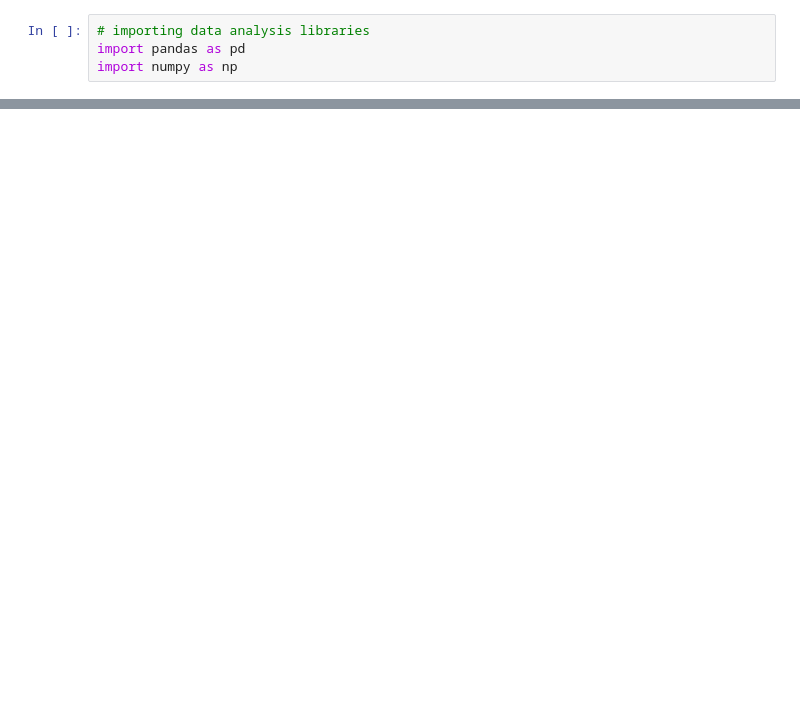
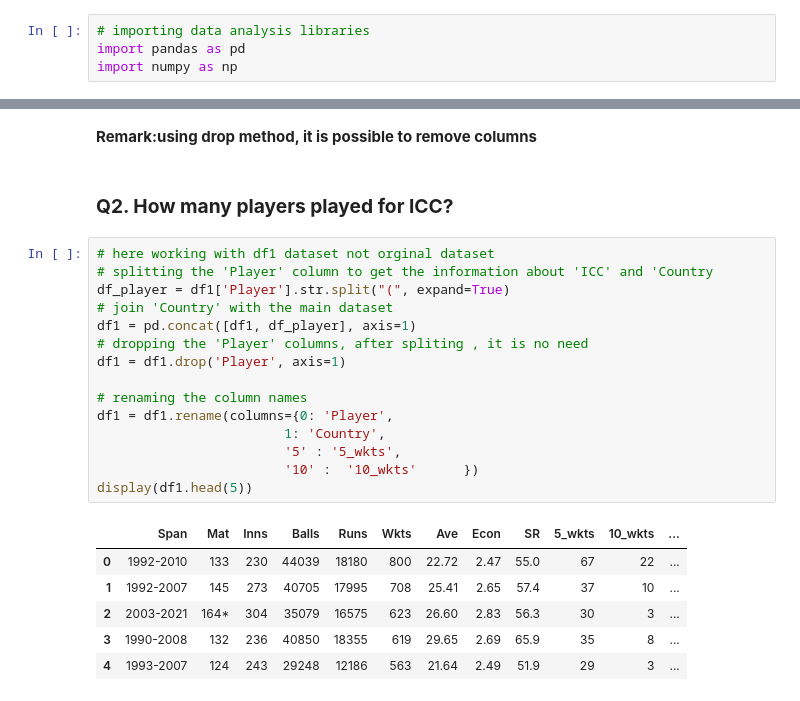
Before and after one commit to zim10/Test_Cricket_Analysis, a Jupyter notebook: test_cricket_analysis.ipynb, the cells around one changed output, grey strips where cells are left out. Saved outputs shown, nothing was run; the diff lists cells and outputs as text; blank space fills up the shorter version.

```diff
--- a/test_cricket_analysis.ipynb
+++ b/test_cricket_analysis.ipynb
@@ -244,0 +122,28 @@ print(df.shape)
+# %% [markdown]
+**Remark:using drop method, it is possible to remove columns**
+# %% [markdown]
+
+
+### **Q2.   How many players played for ICC?**
+# %%
+# here working with df1 dataset not orginal dataset
+# splitting the 'Player' column to get the information about 'ICC' and 'Country
+df_player = df1['Player'].str.split("(", expand=True)
+# join 'Country' with the main dataset
+df1 = pd.concat([df1, df_player], axis=1)
+# dropping the 'Player' columns, after spliting , it is no need
+df1 = df1.drop('Player', axis=1)
+
+# renaming the column names
+df1 = df1.rename(columns={0: 'Player',
+                        1: 'Country',
+                        '5' : '5_wkts',
+                        '10' :  '10_wkts'      })
+display(df1.head(5))
+# %% [output]
+|  | Span | Mat | Inns | Balls | Runs | Wkts | Ave | Econ | SR | 5_wkts | 10_wkts | ... |
+| 0 | 1992-2010 | 133 | 230 | 44039 | 18180 | 800 | 22.72 | 2.47 | 55.0 | 67 | 22 | ... |
+| 1 | 1992-2007 | 145 | 273 | 40705 | 17995 | 708 | 25.41 | 2.65 | 57.4 | 37 | 10 | ... |
+| 2 | 2003-2021 | 164* | 304 | 35079 | 16575 | 623 | 26.60 | 2.83 | 56.3 | 30 | 3 | ... |
+| 3 | 1990-2008 | 132 | 236 | 40850 | 18355 | 619 | 29.65 | 2.69 | 65.9 | 35 | 8 | ... |
+| 4 | 1993-2007 | 124 | 243 | 29248 | 12186 | 563 | 21.64 | 2.49 | 51.9 | 29 | 3 | ... |
```
Also changed, not shown: parts of 55 cells of this notebook.
